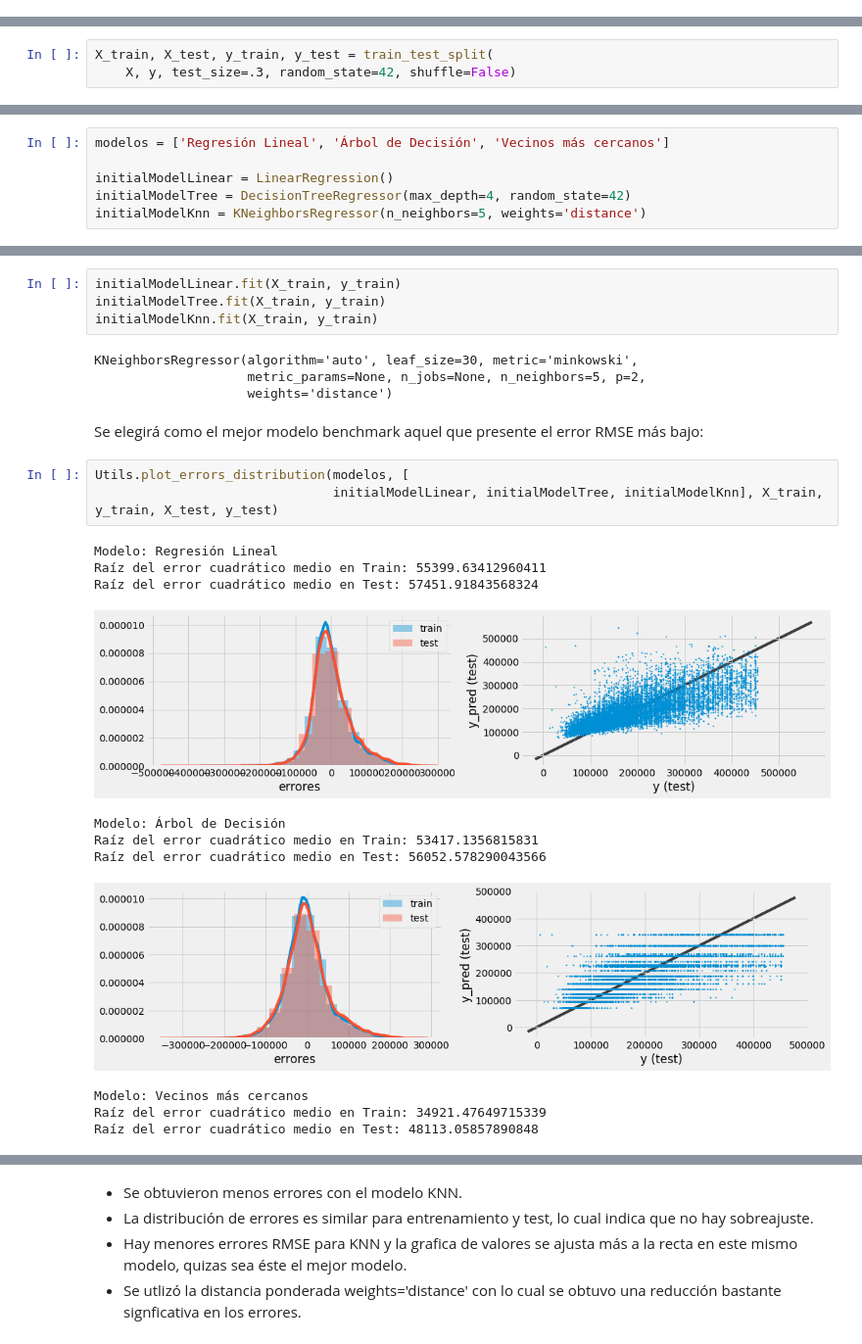
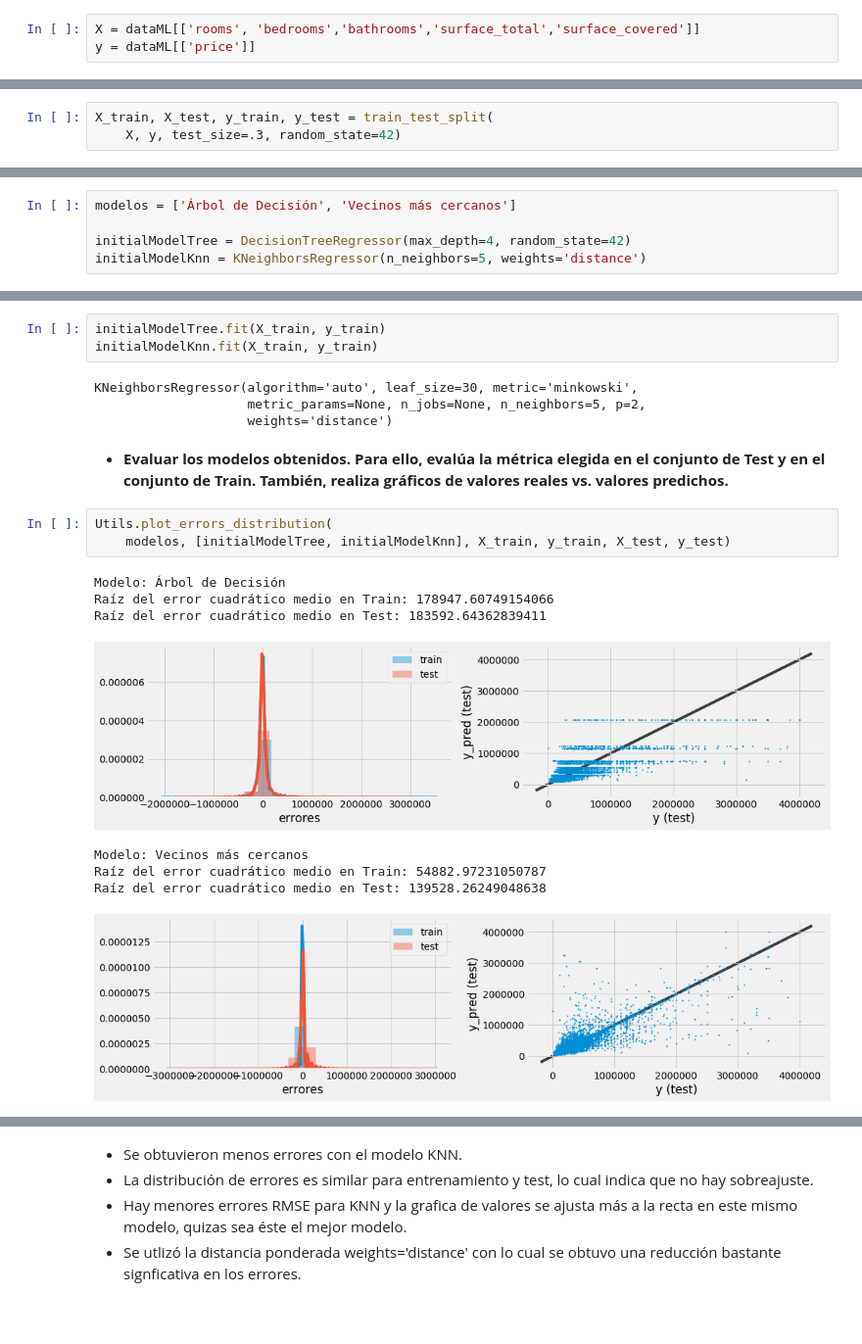
Before and after one commit to edcalderin/Mercado_inmobiliario, a Jupyter notebook: mercado_inmobiliario.ipynb, the cells around one changed output, grey strips where cells are left out. Shown at 98% size. Drawn from its saved outputs; the diff is of its cells as text; blank space fills up the shorter version.

```diff
--- a/mercado_inmobiliario.ipynb
+++ b/mercado_inmobiliario.ipynb
@@ -419,0 +448,3 @@ Separando los datos de entrenamiento (70%) y validación (30%). Se activa la pro
+# %%
+X = dataML[['rooms', 'bedrooms','bathrooms','surface_total','surface_covered']]
+y = dataML[['price']]
@@ -420,3 +453,3 @@ Separando los datos de entrenamiento (70%) y validación (30%). Se activa la pro
 # %%
 X_train, X_test, y_train, y_test = train_test_split(
-    X, y, test_size=.3, random_state=42, shuffle=False)
+    X, y, test_size=.3, random_state=42)
@@ -435,6 +458,5 @@ Se crearán modelos benchmarks para regresor lineal, árbol de decisión y Vecin
 # %%
-modelos = ['Regresión Lineal', 'Árbol de Decisión', 'Vecinos más cercanos']
+modelos = ['Árbol de Decisión', 'Vecinos más cercanos']
 
-initialModelLinear = LinearRegression()
 initialModelTree = DecisionTreeRegressor(max_depth=4, random_state=42)
 initialModelKnn = KNeighborsRegressor(n_neighbors=5, weights='distance')
@@ -441,25 +465,21 @@ initialModelKnn = KNeighborsRegressor(n_neighbors=5, weights='distance')
 # %%
-initialModelLinear.fit(X_train, y_train)
 initialModelTree.fit(X_train, y_train)
 initialModelKnn.fit(X_train, y_train)
 # %% [output]
 KNeighborsRegressor(algorithm='auto', leaf_size=30, metric='minkowski',
                     metric_params=None, n_jobs=None, n_neighbors=5, p=2,
                     weights='distance')
-# %% [markdown]
-Se elegirá como el mejor modelo benchmark aquel que presente el error RMSE más bajo:
+# %% [markdown]
+* **Evaluar los modelos obtenidos. Para ello, evalúa la métrica elegida en el conjunto de Test y en el conjunto de Train. También, realiza gráficos de valores reales vs. valores predichos.**
 # %%
-Utils.plot_errors_distribution(modelos, [
-                               initialModelLinear, initialModelTree, initialModelKnn], X_train, y_train, X_test, y_test)
+Utils.plot_errors_distribution(
+    modelos, [initialModelTree, initialModelKnn], X_train, y_train, X_test, y_test)
 # %% [output]
-Modelo: Regresión Lineal
-Raíz del error cuadrático medio en Train: 55399.63412960411
-Raíz del error cuadrático medio en Test: 57451.91843568324
+Modelo: Árbol de Decisión
+Raíz del error cuadrático medio en Train: 178947.60749154066
+Raíz del error cuadrático medio en Test: 183592.64362839411
-[figure, old version]
+[figure, new version]
-Modelo: Árbol de Decisión
-Raíz del error cuadrático medio en Train: 53417.1356815831
-Raíz del error cuadrático medio en Test: 56052.578290043566
+Modelo: Vecinos más cercanos
+Raíz del error cuadrático medio en Train: 54882.97231050787
+Raíz del error cuadrático medio en Test: 139528.26249048638
-[figure, old version]
+[figure, new version]
-Modelo: Vecinos más cercanos
-Raíz del error cuadrático medio en Train: 34921.47649715339
-Raíz del error cuadrático medio en Test: 48113.05857890848
```
Also changed, not shown: parts of 33 cells of this notebook.
